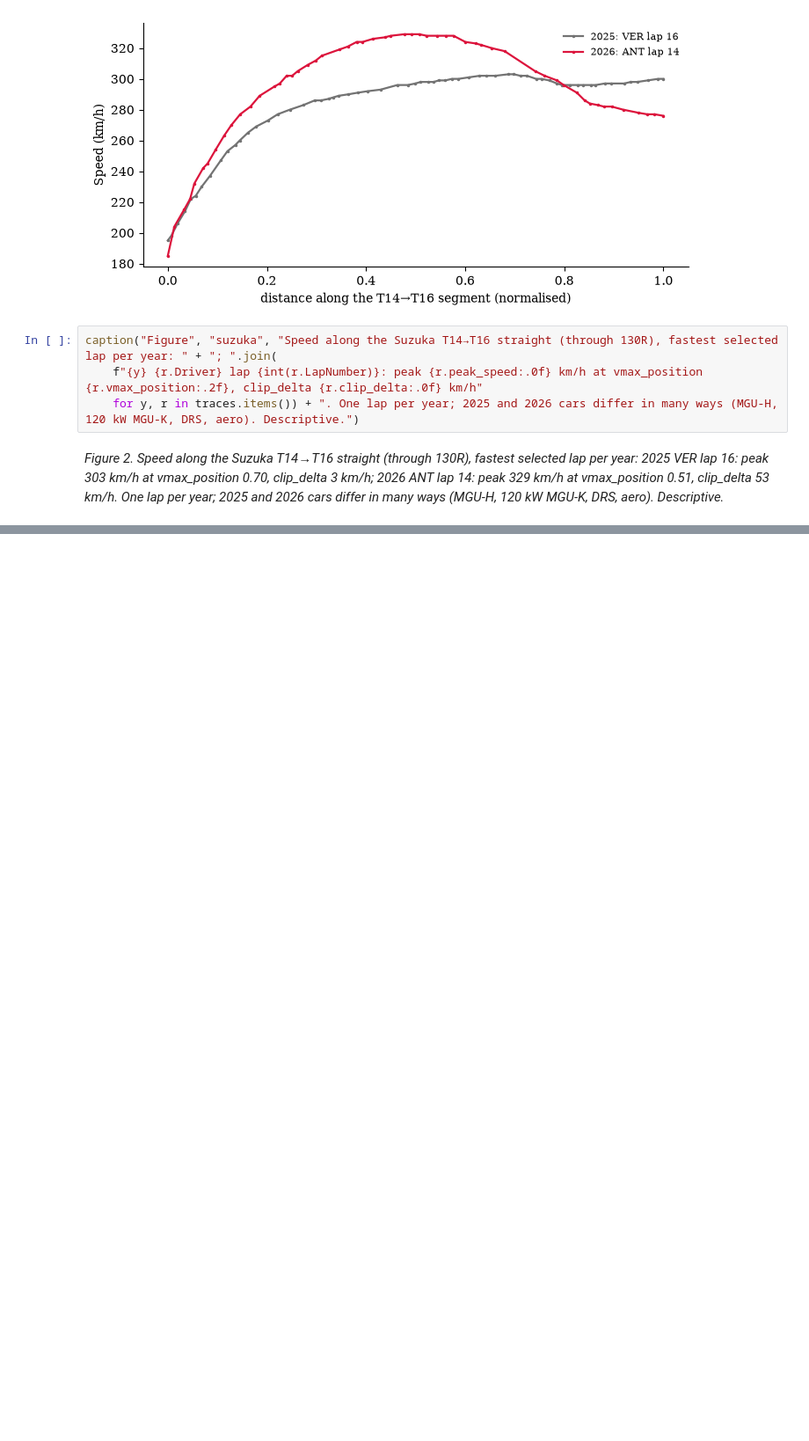
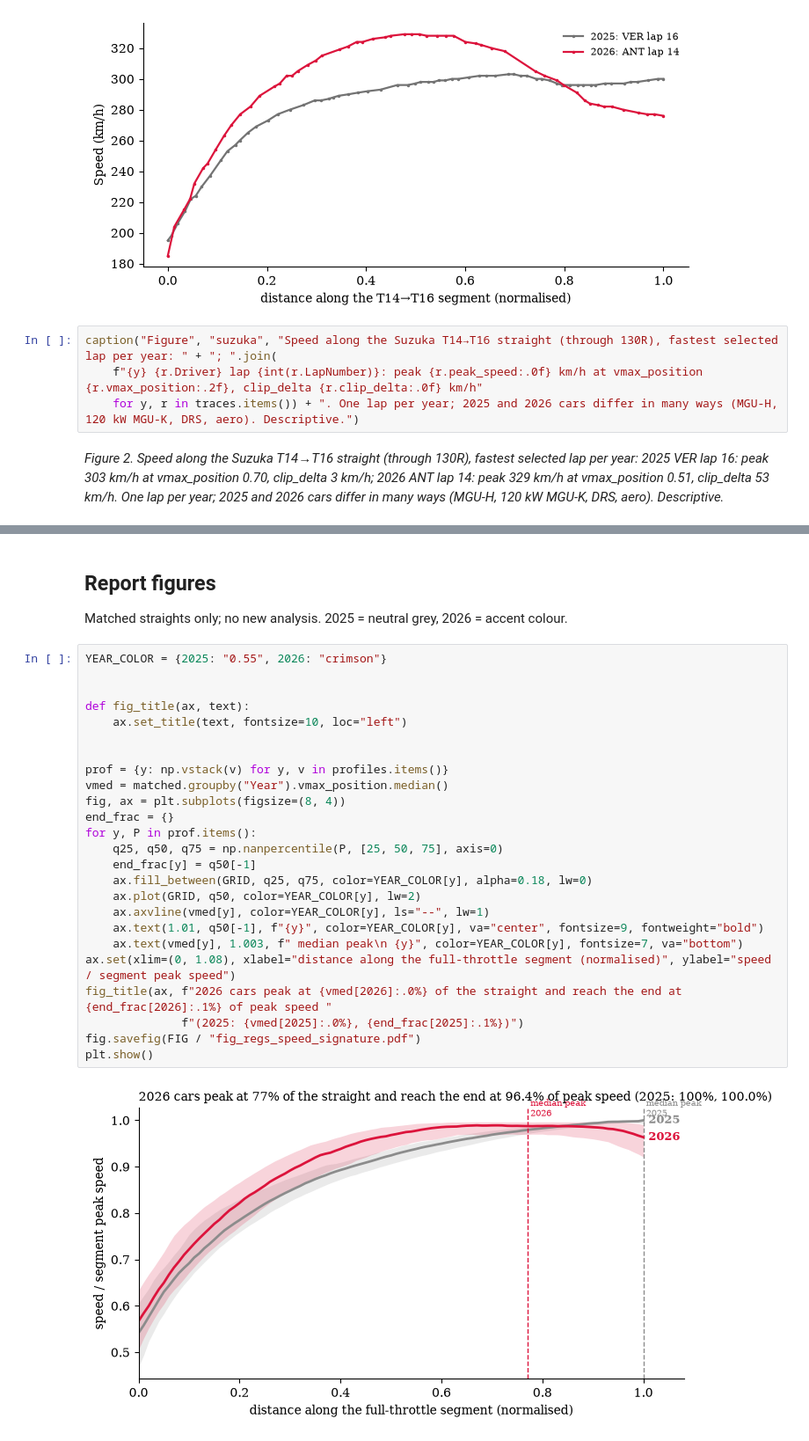
Before and after one commit to see7ien/Flat-Out, a Jupyter notebook: 03_regulations.ipynb, the cells around one changed output, grey strips where cells are left out. Shown at 88% size. Saved outputs shown, nothing was run; the diff lists cells and outputs as text; blank space fills up the shorter version.

```diff
--- a/03_regulations.ipynb
+++ b/03_regulations.ipynb
@@ -364,0 +374,31 @@ caption("Table", "robust", "Paired 2026 − 2025 result under each robustness ch
+# %% [markdown]
+## Report figures
+
+Matched straights only; no new analysis. 2025 = neutral grey, 2026 = accent colour.
+# %%
+YEAR_COLOR = {2025: "0.55", 2026: "crimson"}
+
+
+def fig_title(ax, text):
+    ax.set_title(text, fontsize=10, loc="left")
+
+
+prof = {y: np.vstack(v) for y, v in profiles.items()}
+vmed = matched.groupby("Year").vmax_position.median()
+fig, ax = plt.subplots(figsize=(8, 4))
+end_frac = {}
+for y, P in prof.items():
+    q25, q50, q75 = np.nanpercentile(P, [25, 50, 75], axis=0)
+    end_frac[y] = q50[-1]
+    ax.fill_between(GRID, q25, q75, color=YEAR_COLOR[y], alpha=0.18, lw=0)
+    ax.plot(GRID, q50, color=YEAR_COLOR[y], lw=2)
+    ax.axvline(vmed[y], color=YEAR_COLOR[y], ls="--", lw=1)
+    ax.text(1.01, q50[-1], f"{y}", color=YEAR_COLOR[y], va="center", fontsize=9, fontweight="bold")
+    ax.text(vmed[y], 1.003, f" median peak\n {y}", color=YEAR_COLOR[y], fontsize=7, va="bottom")
+ax.set(xlim=(0, 1.08), xlabel="distance along the full-throttle segment (normalised)", ylabel="speed / segment peak speed")
+fig_title(ax, f"2026 cars peak at {vmed[2026]:.0%} of the straight and reach the end at {end_frac[2026]:.1%} of peak speed "
+              f"(2025: {vmed[2025]:.0%}, {end_frac[2025]:.1%})")
+fig.savefig(FIG / "fig_regs_speed_signature.pdf")
+plt.show()
+# %% [output]
+[figure, added]
```
Also changed, not shown: parts of 15 cells of this notebook, 7 other files.
